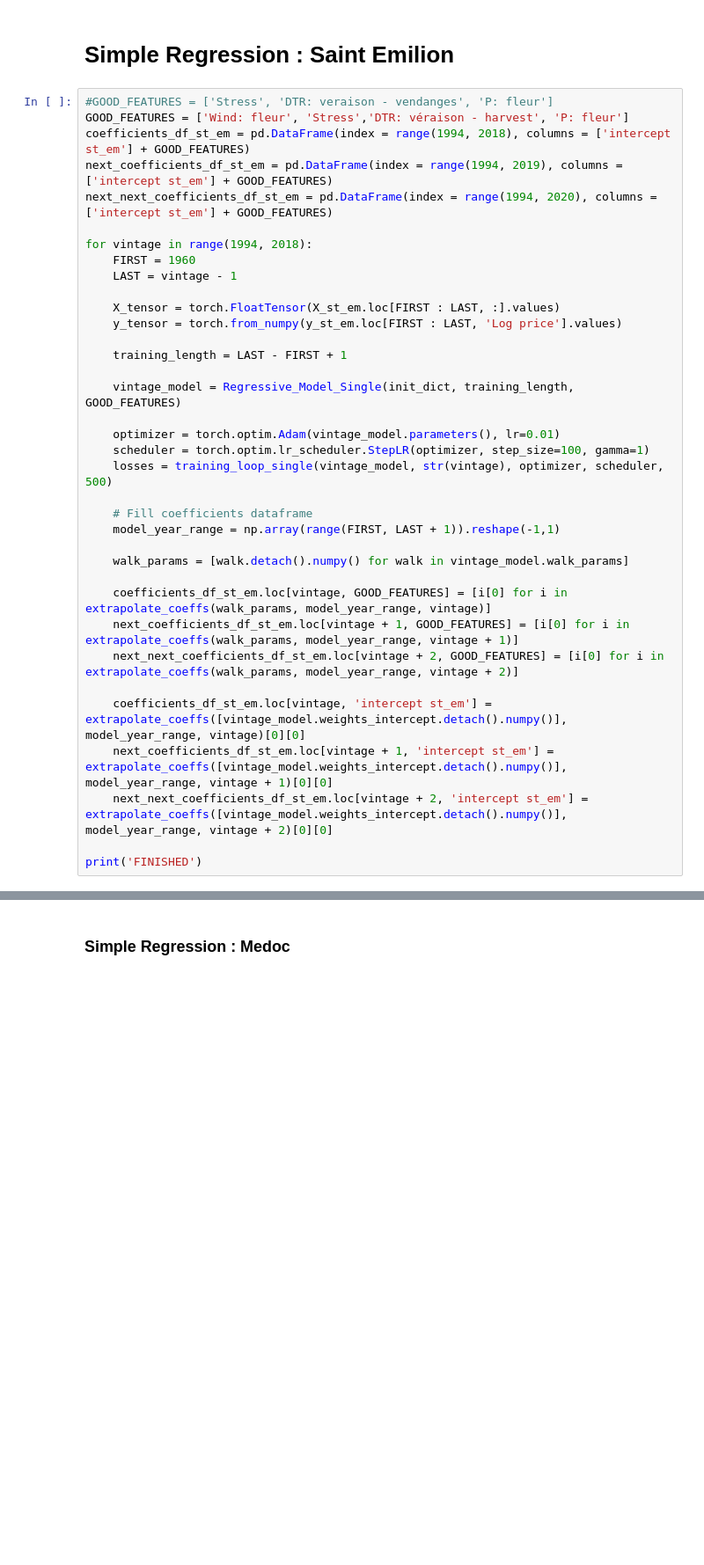
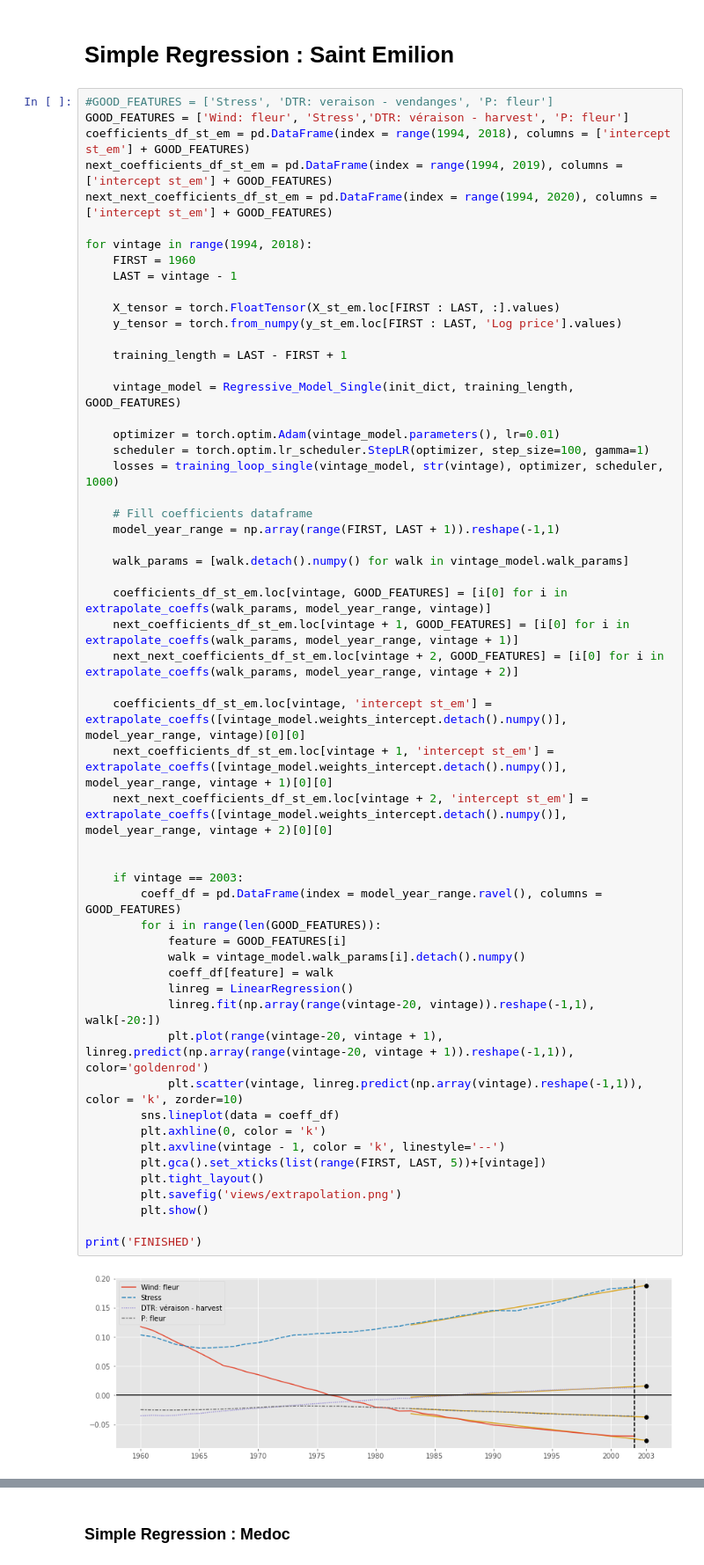
Before and after one commit to RoucherA/GrandCruClassifier, a Jupyter notebook: optimization_model_separate.ipynb, the cells around one changed output, grey strips where cells are left out. Shown at 88% size. Drawn from its saved outputs; the diff is of its cells as text; blank space fills up the shorter version.

```diff
--- a/optimization_model_separate.ipynb
+++ b/optimization_model_separate.ipynb
@@ -471,34 +471,54 @@ next_next_coefficients_df_st_em = pd.DataFrame(index = range(1994, 2020), column
 
 for vintage in range(1994, 2018):
     FIRST = 1960
     LAST = vintage - 1
 
     X_tensor = torch.FloatTensor(X_st_em.loc[FIRST : LAST, :].values)
     y_tensor = torch.from_numpy(y_st_em.loc[FIRST : LAST, 'Log price'].values)
 
     training_length = LAST - FIRST + 1
 
     vintage_model = Regressive_Model_Single(init_dict, training_length, GOOD_FEATURES)
 
     optimizer = torch.optim.Adam(vintage_model.parameters(), lr=0.01)
     scheduler = torch.optim.lr_scheduler.StepLR(optimizer, step_size=100, gamma=1)
-    losses = training_loop_single(vintage_model, str(vintage), optimizer, scheduler, 500)
+    losses = training_loop_single(vintage_model, str(vintage), optimizer, scheduler, 1000)
 
     # Fill coefficients dataframe
     model_year_range = np.array(range(FIRST, LAST + 1)).reshape(-1,1)
 
     walk_params = [walk.detach().numpy() for walk in vintage_model.walk_params]
 
     coefficients_df_st_em.loc[vintage, GOOD_FEATURES] = [i[0] for i in extrapolate_coeffs(walk_params, model_year_range, vintage)]
     next_coefficients_df_st_em.loc[vintage + 1, GOOD_FEATURES] = [i[0] for i in extrapolate_coeffs(walk_params, model_year_range, vintage + 1)]
     next_next_coefficients_df_st_em.loc[vintage + 2, GOOD_FEATURES] = [i[0] for i in extrapolate_coeffs(walk_params, model_year_range, vintage + 2)]
 
     coefficients_df_st_em.loc[vintage, 'intercept st_em'] = extrapolate_coeffs([vintage_model.weights_intercept.detach().numpy()], model_year_range, vintage)[0][0]
     next_coefficients_df_st_em.loc[vintage + 1, 'intercept st_em'] = extrapolate_coeffs([vintage_model.weights_intercept.detach().numpy()], model_year_range, vintage + 1)[0][0]
     next_next_coefficients_df_st_em.loc[vintage + 2, 'intercept st_em'] = extrapolate_coeffs([vintage_model.weights_intercept.detach().numpy()], model_year_range, vintage + 2)[0][0]
 
+
+    if vintage == 2003:
+        coeff_df = pd.DataFrame(index = model_year_range.ravel(), columns = GOOD_FEATURES)
+        for i in range(len(GOOD_FEATURES)):
+            feature = GOOD_FEATURES[i]
+            walk = vintage_model.walk_params[i].detach().numpy()
+            coeff_df[feature] = walk
+            linreg = LinearRegression()
+            linreg.fit(np.array(range(vintage-20, vintage)).reshape(-1,1), walk[-20:])
+            plt.plot(range(vintage-20, vintage + 1), linreg.predict(np.array(range(vintage-20, vintage + 1)).reshape(-1,1)), color='goldenrod')
+            plt.scatter(vintage, linreg.predict(np.array(vintage).reshape(-1,1)), color = 'k', zorder=10)
+        sns.lineplot(data = coeff_df)
+        plt.axhline(0, color = 'k')
+        plt.axvline(vintage - 1, color = 'k', linestyle='--')
+        plt.gca().set_xticks(list(range(FIRST, LAST, 5))+[vintage])
+        plt.tight_layout()
+        plt.savefig('views/extrapolation.png')
+        plt.show()
+
 print('FINISHED')
 # %% [output]
+[figure, added]
 FINISHED
 # %%
 pnew = 1
```
Also changed, not shown: parts of 8 cells of this notebook, 1 other file.
